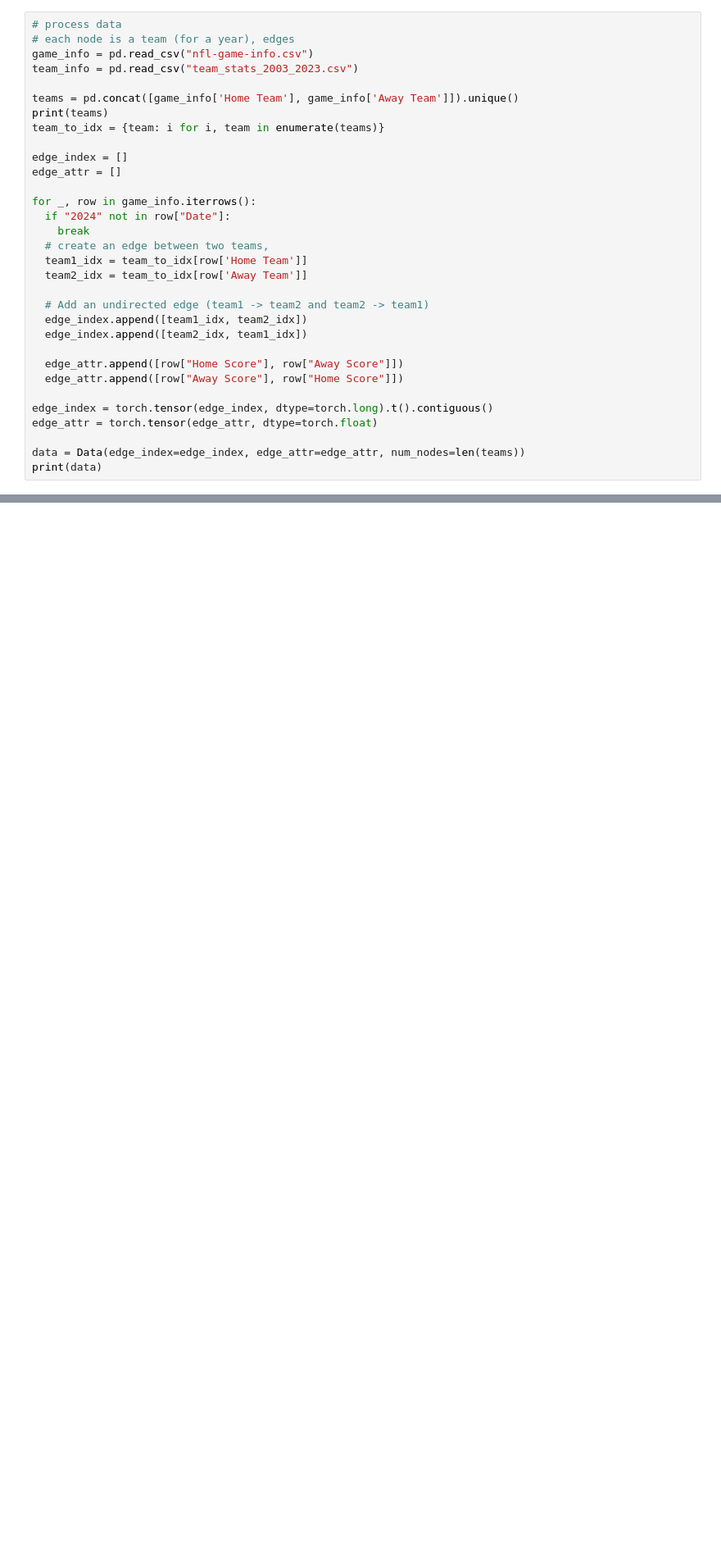
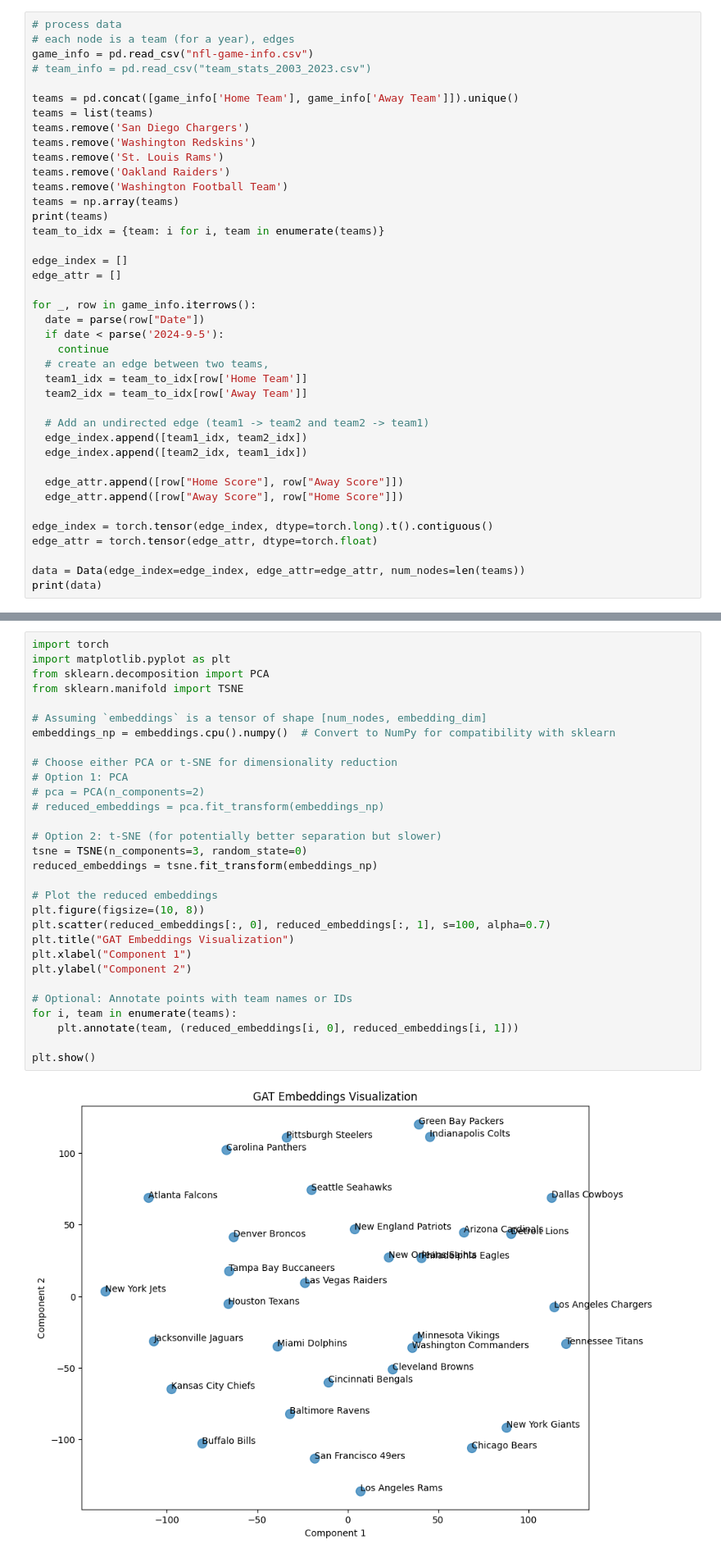
Before and after one commit to ty-zhao1/GridironGraph, a Jupyter notebook: create_graph.ipynb, the cells around one changed output, grey strips where cells are left out. Shown: that part at 82% size. Cells and saved outputs as stored; diff of their text form; blank space fills up the shorter version.

```diff
--- a/create_graph.ipynb
+++ b/create_graph.ipynb
@@ -28,9 +30,16 @@ from torch_geometric.data import Data
 # process data
 # each node is a team (for a year), edges
 game_info = pd.read_csv("nfl-game-info.csv")
-team_info = pd.read_csv("team_stats_2003_2023.csv")
+# team_info = pd.read_csv("team_stats_2003_2023.csv")
 
 teams = pd.concat([game_info['Home Team'], game_info['Away Team']]).unique()
+teams = list(teams)
+teams.remove('San Diego Chargers')
+teams.remove('Washington Redskins')
+teams.remove('St. Louis Rams')
+teams.remove('Oakland Raiders')
+teams.remove('Washington Football Team')
+teams = np.array(teams)
 print(teams)
 team_to_idx = {team: i for i, team in enumerate(teams)}
 
@@ -38,8 +47,9 @@ edge_index = []
 edge_attr = []
 
 for _, row in game_info.iterrows():
-  if "2024" not in row["Date"]:
-    break
+  date = parse(row["Date"])
+  if date < parse('2024-9-5'):
+    continue
   # create an edge between two teams,
   team1_idx = team_to_idx[row['Home Team']]
   team2_idx = team_to_idx[row['Away Team']]
@@ -72,0 +144,32 @@ Data(edge_index=[2, 304], edge_attr=[304, 2], num_nodes=37)
+# %%
+import torch
+import matplotlib.pyplot as plt
+from sklearn.decomposition import PCA
+from sklearn.manifold import TSNE
+
+# Assuming `embeddings` is a tensor of shape [num_nodes, embedding_dim]
+embeddings_np = embeddings.cpu().numpy()  # Convert to NumPy for compatibility with sklearn
+
+# Choose either PCA or t-SNE for dimensionality reduction
+# Option 1: PCA
+# pca = PCA(n_components=2)
+# reduced_embeddings = pca.fit_transform(embeddings_np)
+
+# Option 2: t-SNE (for potentially better separation but slower)
+tsne = TSNE(n_components=3, random_state=0)
+reduced_embeddings = tsne.fit_transform(embeddings_np)
+
+# Plot the reduced embeddings
+plt.figure(figsize=(10, 8))
+plt.scatter(reduced_embeddings[:, 0], reduced_embeddings[:, 1], s=100, alpha=0.7)
+plt.title("GAT Embeddings Visualization")
+plt.xlabel("Component 1")
+plt.ylabel("Component 2")
+
+# Optional: Annotate points with team names or IDs
+for i, team in enumerate(teams):
+    plt.annotate(team, (reduced_embeddings[i, 0], reduced_embeddings[i, 1]))
+
+plt.show()
+# %% [output]
+[figure, added]
```
Also changed, not shown: parts of 8 cells of this notebook.
